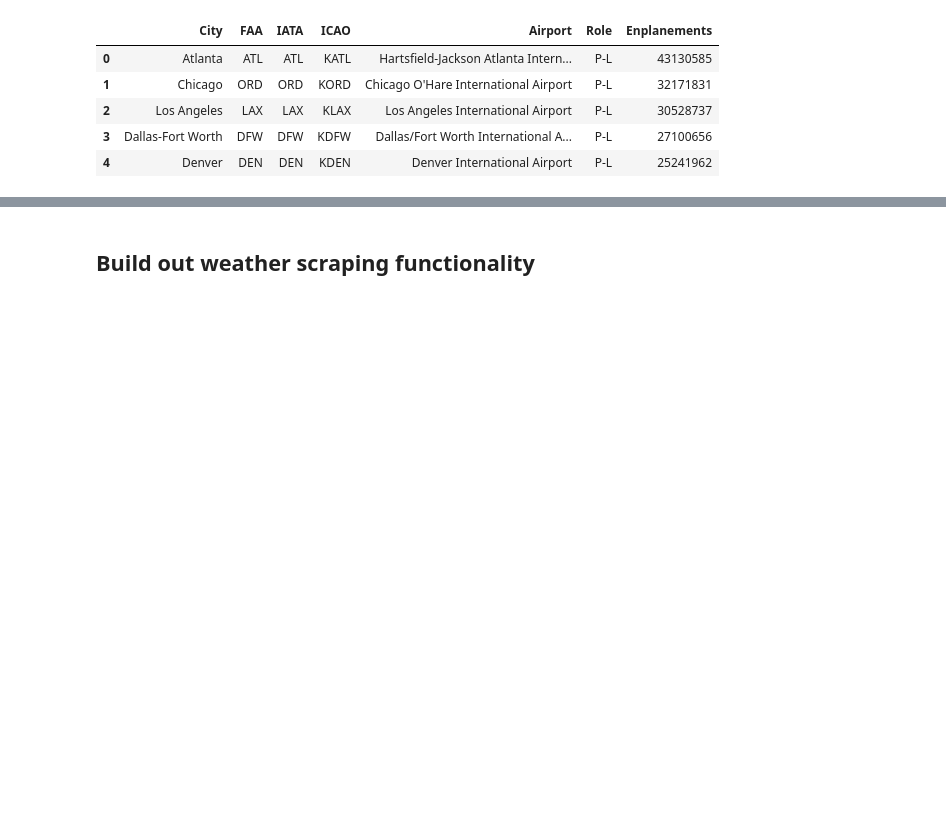
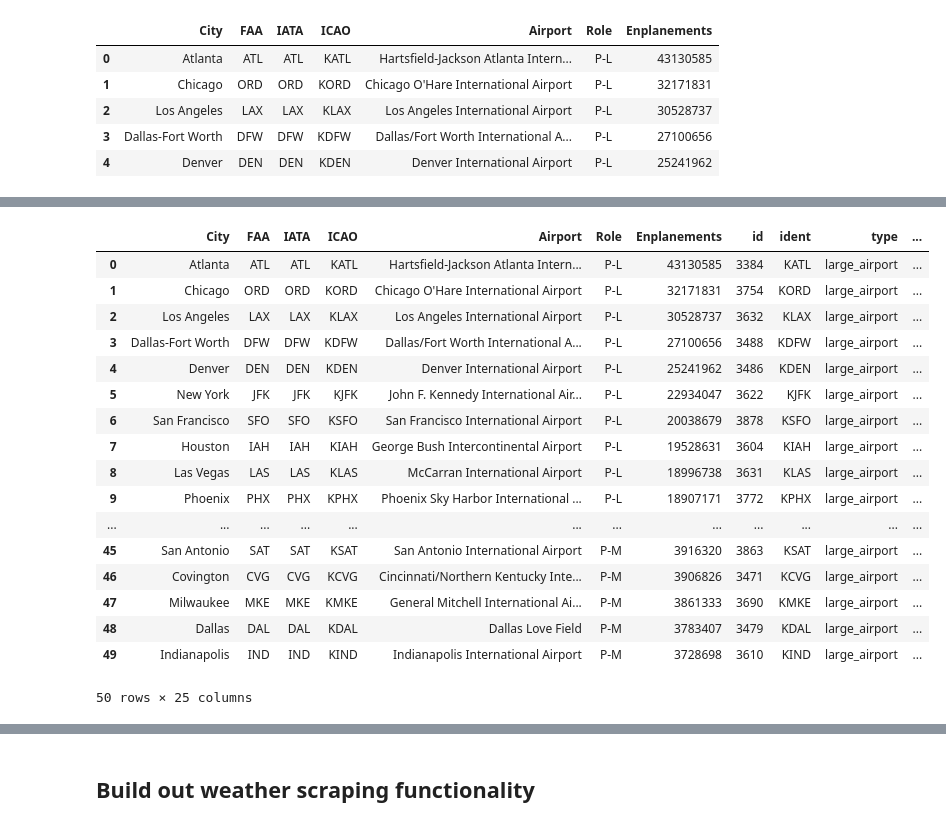
Before and after one commit to benstahl92/python-ay250-homeworks, a Jupyter notebook: hw_5/hw_5.ipynb, the cells around one changed output, grey strips where cells are left out. Saved outputs shown, nothing was run; the diff lists cells and outputs as text; code cells hidden in the pictures; blank space fills up the shorter version.

Commit message:
re-implemented info preparation by merging into one dataframe

```diff
--- a/hw_5/hw_5.ipynb
+++ b/hw_5/hw_5.ipynb
@@ -59,0 +35,23 @@ matched_ica
+# %%
+ica['ICAO'] = ica['ident']
+combined_info = ta.merge(ica, on='ICAO')
+combined_info
+# %% [output]
+|  | City | FAA | IATA | ICAO | Airport | Role | Enplanements | id | ident | type | ... |
+| 0 | Atlanta | ATL | ATL | KATL | Hartsfield-Jackson Atlanta Intern... | P-L | 43130585 | 3384 | KATL | large_airport | ... |
+| 1 | Chicago | ORD | ORD | KORD | Chicago O'Hare International Airport | P-L | 32171831 | 3754 | KORD | large_airport | ... |
+| 2 | Los Angeles | LAX | LAX | KLAX | Los Angeles International Airport | P-L | 30528737 | 3632 | KLAX | large_airport | ... |
+| 3 | Dallas-Fort Worth | DFW | DFW | KDFW | Dallas/Fort Worth International A... | P-L | 27100656 | 3488 | KDFW | large_airport | ... |
+| 4 | Denver | DEN | DEN | KDEN | Denver International Airport | P-L | 25241962 | 3486 | KDEN | large_airport | ... |
+| 5 | New York | JFK | JFK | KJFK | John F. Kennedy International Air... | P-L | 22934047 | 3622 | KJFK | large_airport | ... |
+| 6 | San Francisco | SFO | SFO | KSFO | San Francisco International Airport | P-L | 20038679 | 3878 | KSFO | large_airport | ... |
+| 7 | Houston | IAH | IAH | KIAH | George Bush Intercontinental Airport | P-L | 19528631 | 3604 | KIAH | large_airport | ... |
+| 8 | Las Vegas | LAS | LAS | KLAS | McCarran International Airport | P-L | 18996738 | 3631 | KLAS | large_airport | ... |
+| 9 | Phoenix | PHX | PHX | KPHX | Phoenix Sky Harbor International ... | P-L | 18907171 | 3772 | KPHX | large_airport | ... |
+| ... | ... | ... | ... | ... | ... | ... | ... | ... | ... | ... | ... |
+| 45 | San Antonio | SAT | SAT | KSAT | San Antonio International Airport | P-M | 3916320 | 3863 | KSAT | large_airport | ... |
+| 46 | Covington | CVG | CVG | KCVG | Cincinnati/Northern Kentucky Inte... | P-M | 3906826 | 3471 | KCVG | large_airport | ... |
+| 47 | Milwaukee | MKE | MKE | KMKE | General Mitchell International Ai... | P-M | 3861333 | 3690 | KMKE | large_airport | ... |
+| 48 | Dallas | DAL | DAL | KDAL | Dallas Love Field | P-M | 3783407 | 3479 | KDAL | large_airport | ... |
+| 49 | Indianapolis | IND | IND | KIND | Indianapolis International Airport | P-M | 3728698 | 3610 | KIND | large_airport | ... |
+50 rows × 25 columns
```
Also changed, not shown: parts of 2 cells of this notebook.
